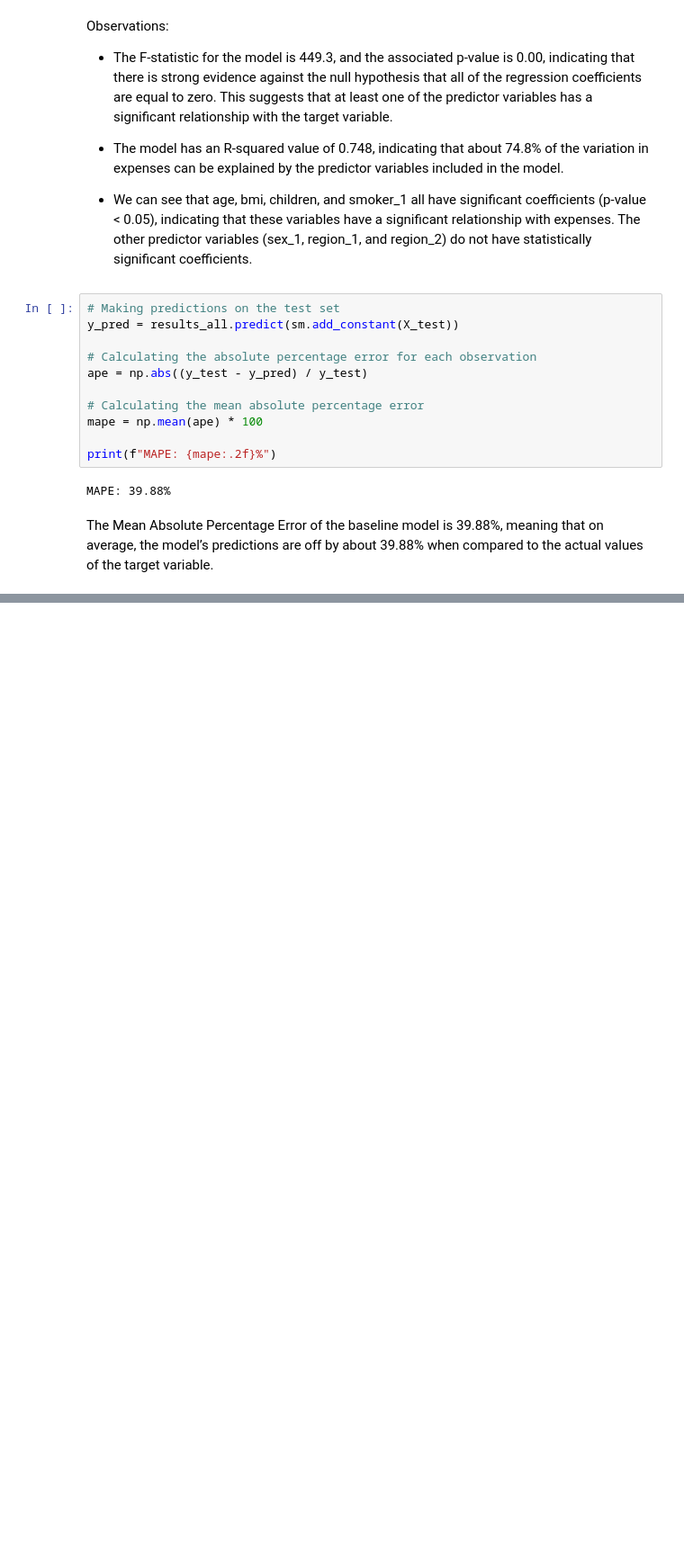
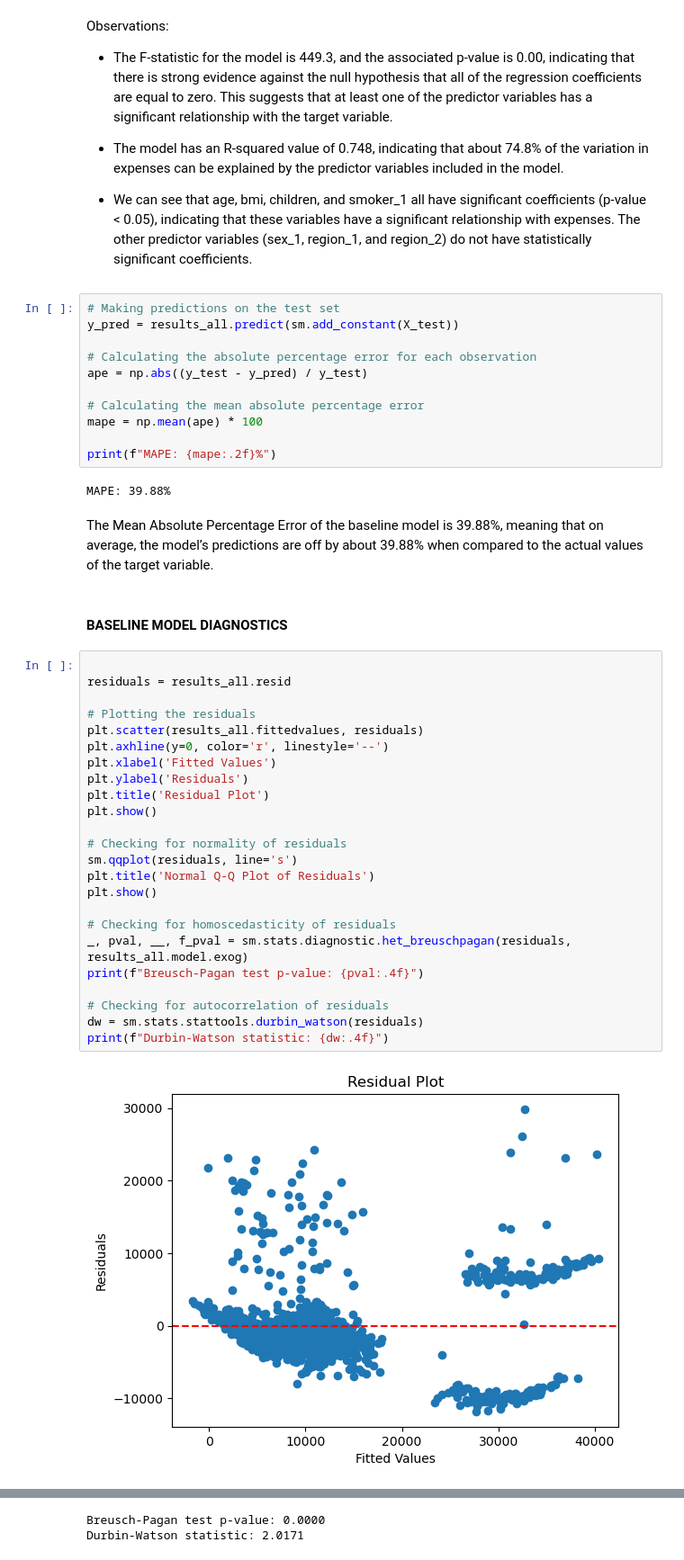
Before and after one commit to George-Mbugua/Predicting-Insurance-Premiums-A-Multiple-Linear-Regression-Model, a Jupyter notebook: Untitled-1.ipynb, the cells around one changed output, grey strips where cells are left out. Shown at 90% size. Drawn from its saved outputs; the diff is of its cells as text; blank space fills up the shorter version.

Commit message:
BASELINE MODEL

```diff
--- a/Untitled-1.ipynb
+++ b/Untitled-1.ipynb
@@ -532,3 +532,31 @@ print(f"MAPE: {mape:.2f}%")
 MAPE: 39.88%
 # %% [markdown]
 The Mean Absolute Percentage Error of the baseline model is 39.88%, meaning that on average, the model’s predictions are off by about 39.88% when compared to the actual values of the target variable.
+# %% [markdown]
+#### BASELINE MODEL DIAGNOSTICS
+# %%
+
+residuals = results_all.resid
+
+# Plotting the residuals
+plt.scatter(results_all.fittedvalues, residuals)
+plt.axhline(y=0, color='r', linestyle='--')
+plt.xlabel('Fitted Values')
+plt.ylabel('Residuals')
+plt.title('Residual Plot')
+plt.show()
+
+# Checking for normality of residuals
+sm.qqplot(residuals, line='s')
+plt.title('Normal Q-Q Plot of Residuals')
+plt.show()
+
+# Checking for homoscedasticity of residuals
+_, pval, __, f_pval = sm.stats.diagnostic.het_breuschpagan(residuals, results_all.model.exog)
+print(f"Breusch-Pagan test p-value: {pval:.4f}")
+
+# Checking for autocorrelation of residuals
+dw = sm.stats.stattools.durbin_watson(residuals)
+print(f"Durbin-Watson statistic: {dw:.4f}")
+# %% [output]
+[figure, added]
@@ -534,0 +564,2 @@ The Mean Absolute Percentage Error of the baseline model is 39.88%, meaning that
+Breusch-Pagan test p-value: 0.0000
+Durbin-Watson statistic: 2.0171
```
Also changed, not shown: parts of 6 cells of this notebook.
